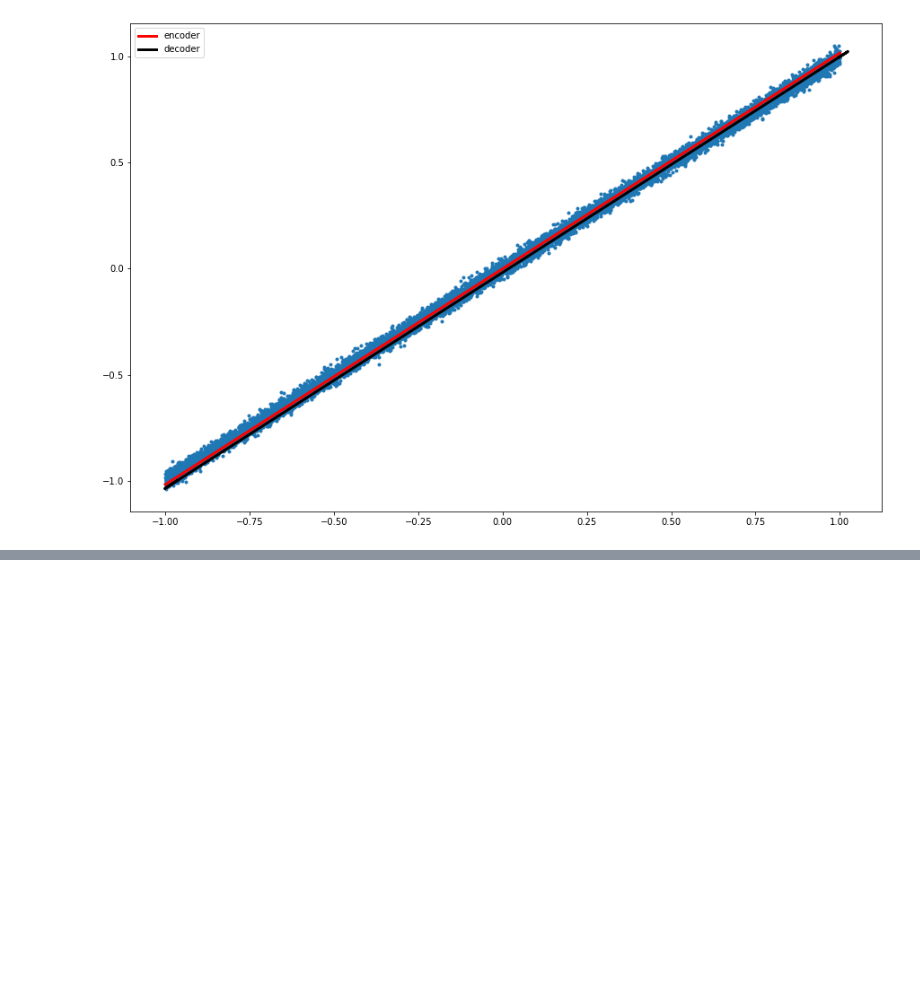
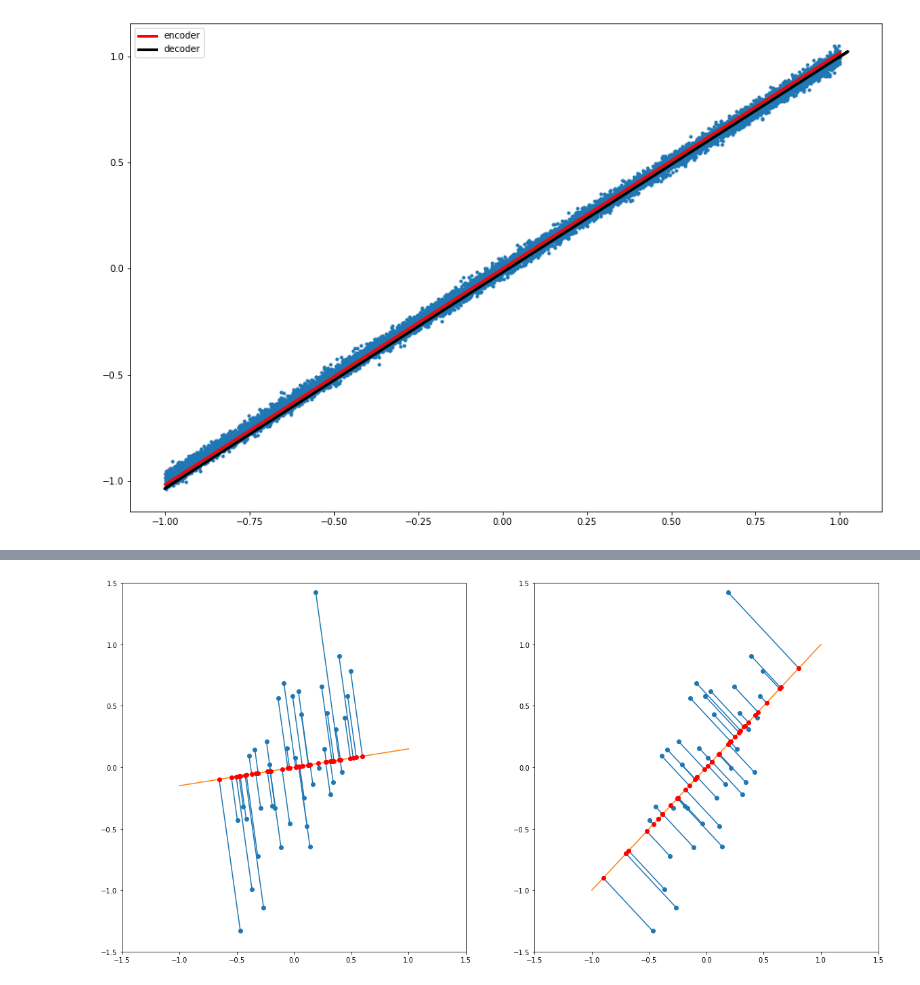
Before and after one commit to Fede112/patches, a Jupyter notebook: cae/output/activations/coding_analysis.ipynb, the cells around one changed output, grey strips where cells are left out. Drawn from its saved outputs; the diff is of its cells as text; code cells hidden in the pictures; blank space fills up the shorter version.

```diff
--- a/cae/output/activations/coding_analysis.ipynb
+++ b/cae/output/activations/coding_analysis.ipynb
@@ -960,3 +961,101 @@ plt.legend()
 # %% [output]
 <matplotlib.legend.Legend at 0x...>
 [figure]
+# %%
+
+# data
+x = np.linspace(-1,1,80)
+# true slope
+m_t = 1
+
+def noisy_lin(x,m,b):
+
+    y = m*x + b + np.random.normal(loc=0.0, scale=0.4, size=len(x))
+
+
+    return y
+
+y = noisy_lin(x,m_t,0)
+# %%
+import matplotlib.lines as lines
+
+fig = plt.figure(figsize=(20,10))
+
+ax = fig.add_subplot(122)
+
+
+m = 1
+limit =1.5
+cut = 20
+alpha = np.arctan(m)
+
+
+
+
+
+x_proj = []
+y_proj = []
+for xi,yi in zip(x[cut:-cut],y[cut:-cut]):
+    dist = (yi - m*xi)*np.sin(alpha)
+    deltax = dist*np.cos(alpha)
+    deltay = dist*np.sin(alpha)
+    x_proj.append(xi+deltax)
+    y_proj.append(m*xi+deltay)
+    ax.add_line(lines.Line2D([xi, xi+deltax], [yi, m*xi+deltay]))
+#     ax.add_line(lines.Line2D([xi, xi], [yi, m*xi]))
+#     ax.add_line(lines.Line2D([xi, xi], [m*xi, m*xi+dist]))
+
+
+
+ax.set_xlim([-limit,limit])
+ax.set_ylim([-limit,limit])
+# ax.add_line(lines.Line2D([0,1],[0,1]))
+
+
+
+
+
+
+
+
+
+# fig.lines.extend(line_ls)
+
+
+ax.plot(x[cut:-cut],y[cut:-cut],'o')
+
+ax.plot(x,m*x,'-')
+ax.plot(x_proj,y_proj, 'o', c='r')
+
+ax1 = fig.add_subplot(121)
+
+m = .15
+alpha = np.arctan(m)
+
+
+
+
+
+x_proj = []
+y_proj = []
+for xi,yi in zip(x[cut:-cut],y[cut:-cut]):
+    dist = (yi - m*xi)*np.sin(alpha)
+    deltax = dist*np.cos(alpha)
+    deltay = dist*np.sin(alpha)
+    x_proj.append(xi+deltax)
+    y_proj.append(m*xi+deltay)
+    ax1.add_line(lines.Line2D([xi, xi+deltax], [yi, m*xi+deltay]))
+#     ax.add_line(lines.Line2D([xi, xi], [yi, m*xi]))
+#     ax.add_line(lines.Line2D([xi, xi], [m*xi, m*xi+dist]))
+
+
+
+ax1.set_xlim([-limit,limit])
+ax1.set_ylim([-limit,limit])
+
+
+ax1.plot(x[cut:-cut],y[cut:-cut],ls='',marker='o')
+
+ax1.plot(x,m*x,'-')
+ax1.plot(x_proj,y_proj,'o', c='r')
+# %% [output]
@@ -962,0 +1063 @@ plt.legend()
+[figure, added]
```
Also changed, not shown: parts of 3 cells of this notebook, 15 other files.
